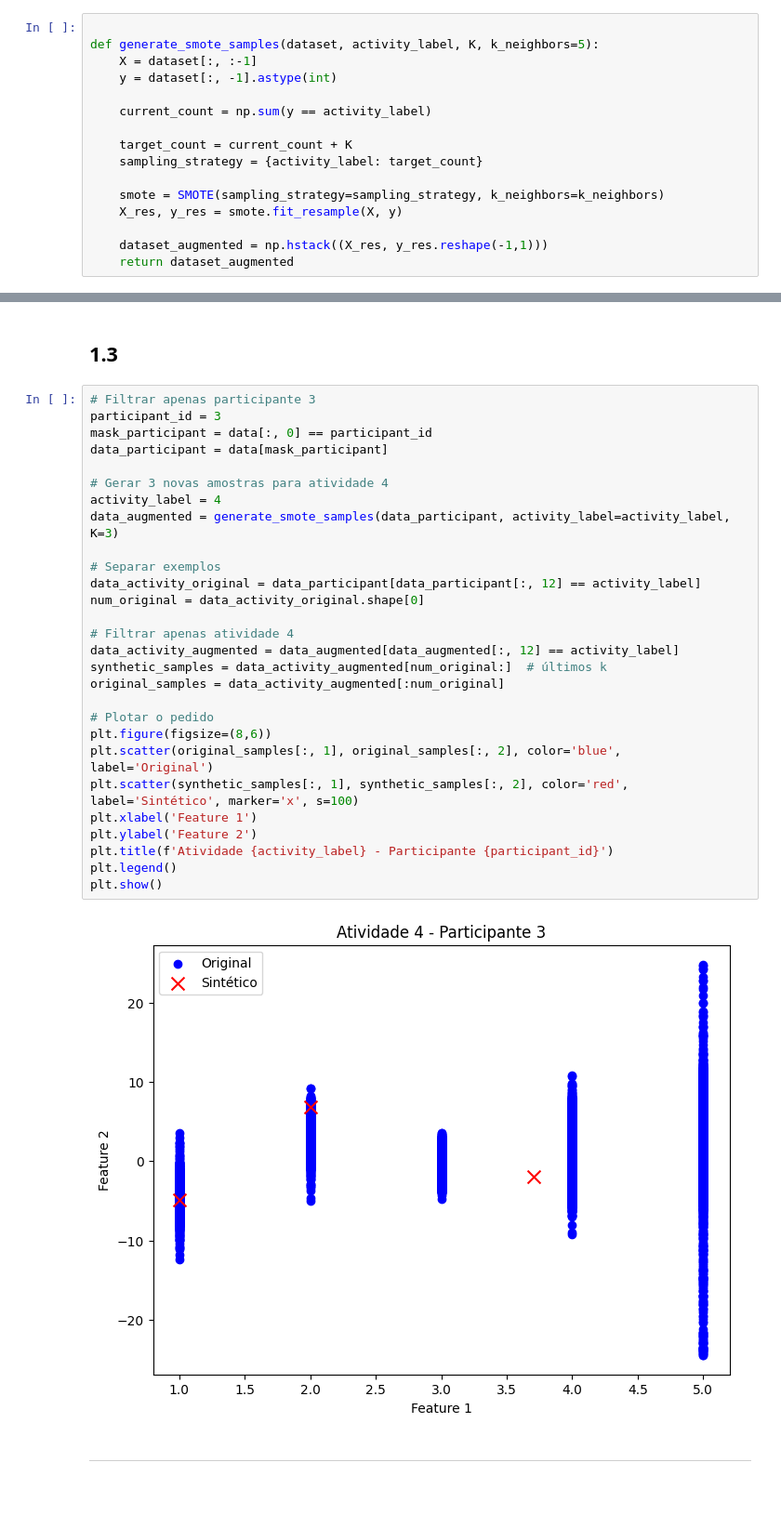
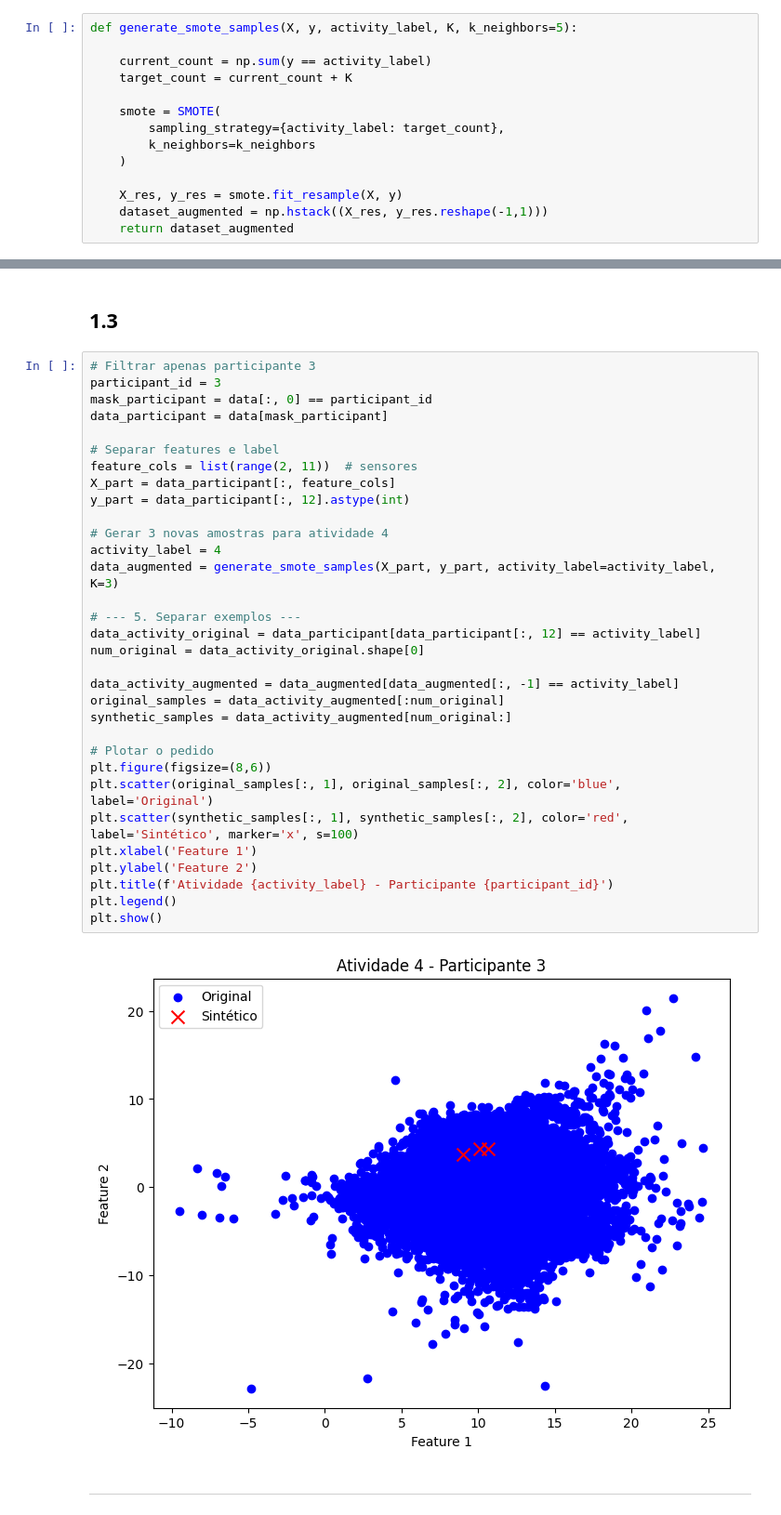
Before and after one commit to r3ber/ecac, a Jupyter notebook: TP2/tp2.ipynb, the cells around one changed output, grey strips where cells are left out. Shown: that part at 93% size. Cells and saved outputs as stored; diff of their text form.

```diff
--- a/TP2/tp2.ipynb
+++ b/TP2/tp2.ipynb
@@ -83,18 +83,16 @@ plt.show()
 # %% [markdown]
 ## 1.2
 # %%
-
-def generate_smote_samples(dataset, activity_label, K, k_neighbors=5):
-    X = dataset[:, :-1]
-    y = dataset[:, -1].astype(int)
+def generate_smote_samples(X, y, activity_label, K, k_neighbors=5):
 
     current_count = np.sum(y == activity_label)
+    target_count = current_count + K
 
-    target_count = current_count + K
-    sampling_strategy = {activity_label: target_count}
+    smote = SMOTE(
+        sampling_strategy={activity_label: target_count},
+        k_neighbors=k_neighbors
+    )
 
-    smote = SMOTE(sampling_strategy=sampling_strategy, k_neighbors=k_neighbors)
     X_res, y_res = smote.fit_resample(X, y)
-
     dataset_augmented = np.hstack((X_res, y_res.reshape(-1,1)))
     return dataset_augmented
@@ -103,33 +122,37 @@ def generate_smote_samples(dataset, activity_label, K, k_neighbors=5):
 # %%
 # Filtrar apenas participante 3
 participant_id = 3
 mask_participant = data[:, 0] == participant_id
 data_participant = data[mask_participant]
 
+# Separar features e label
+feature_cols = list(range(2, 11))  # sensores
+X_part = data_participant[:, feature_cols]
+y_part = data_participant[:, 12].astype(int)
+
 # Gerar 3 novas amostras para atividade 4
 activity_label = 4
-data_augmented = generate_smote_samples(data_participant, activity_label=activity_label, K=3)
+data_augmented = generate_smote_samples(X_part, y_part, activity_label=activity_label, K=3)
 
-# Separar exemplos
+# --- 5. Separar exemplos ---
 data_activity_original = data_participant[data_participant[:, 12] == activity_label]
 num_original = data_activity_original.shape[0]
 
-# Filtrar apenas atividade 4
-data_activity_augmented = data_augmented[data_augmented[:, 12] == activity_label]
-synthetic_samples = data_activity_augmented[num_original:]  # últimos k
+data_activity_augmented = data_augmented[data_augmented[:, -1] == activity_label]
 original_samples = data_activity_augmented[:num_original]
+synthetic_samples = data_activity_augmented[num_original:]
 
 # Plotar o pedido
 plt.figure(figsize=(8,6))
 plt.scatter(original_samples[:, 1], original_samples[:, 2], color='blue', label='Original')
 plt.scatter(synthetic_samples[:, 1], synthetic_samples[:, 2], color='red', label='Sintético', marker='x', s=100)
 plt.xlabel('Feature 1')
 plt.ylabel('Feature 2')
 plt.title(f'Atividade {activity_label} - Participante {participant_id}')
 plt.legend()
 plt.show()
 # %% [output]
-[figure, old version]
+[figure, new version]
 # %% [markdown]
 -------------------------------------------------------------------------------
 # %% [markdown]
```
Also changed, not shown: parts of 10 cells of this notebook, 2 other files.
